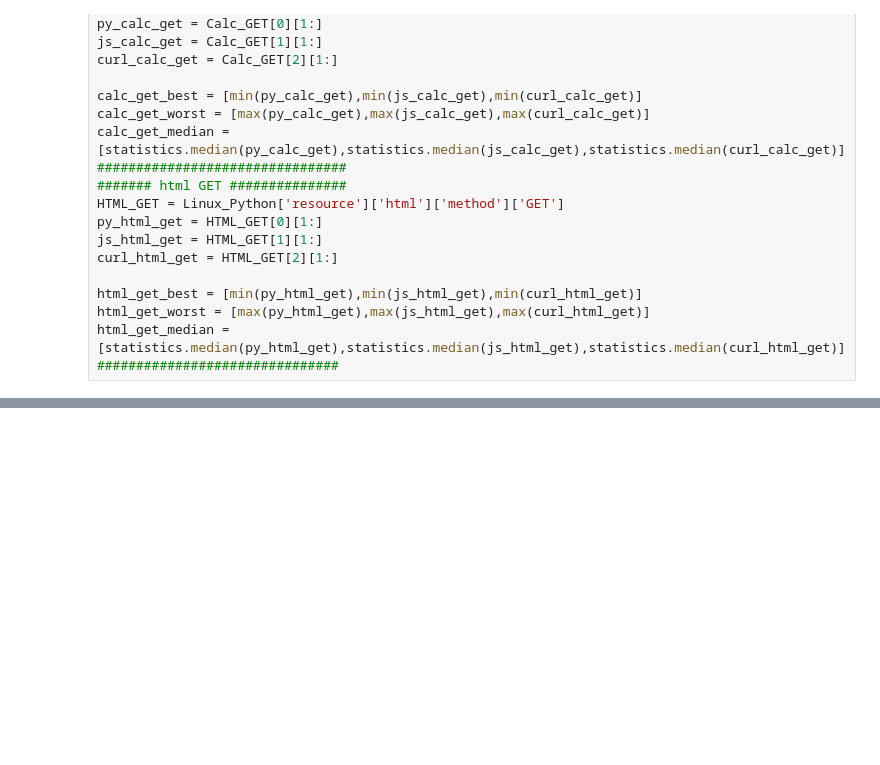
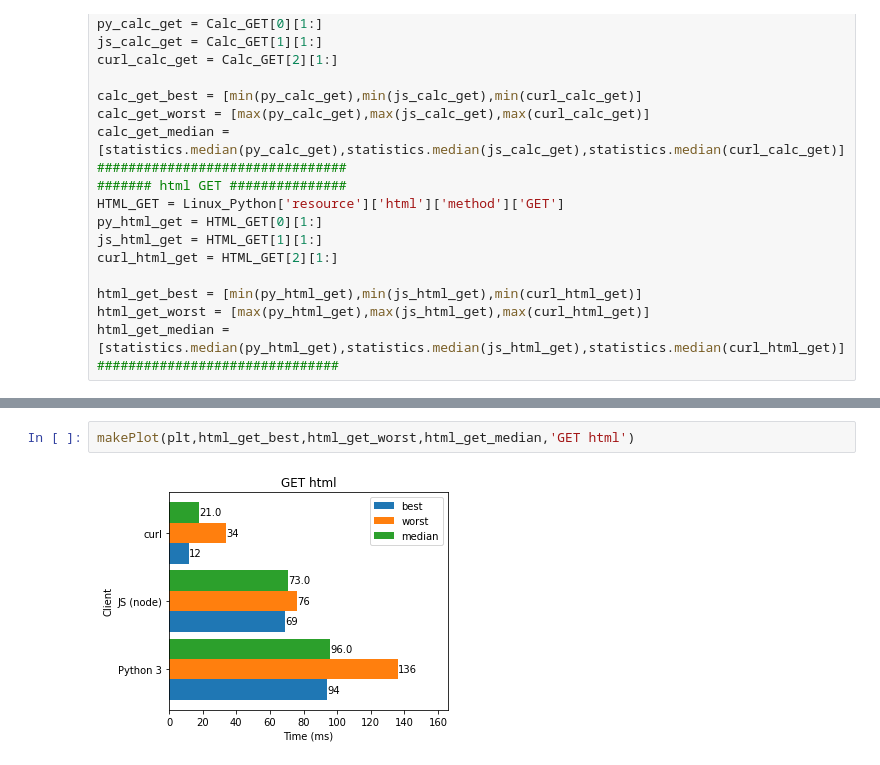
Before and after one commit to SeongHyukJang/Server-Performance-Analysis, a Jupyter notebook: Response Time Result.ipynb, the cells around one changed output, grey strips where cells are left out. Drawn from its saved outputs; the diff is of its cells as text; blank space fills up the shorter version.

```diff
--- a/Response Time Result.ipynb
+++ b/Response Time Result.ipynb
@@ -105,0 +99,4 @@ fig
+# %%
+makePlot(plt,html_get_best,html_get_worst,html_get_median,'GET html')
+# %% [output]
+[figure, added]
```
Also changed, not shown: parts of 8 cells of this notebook.
